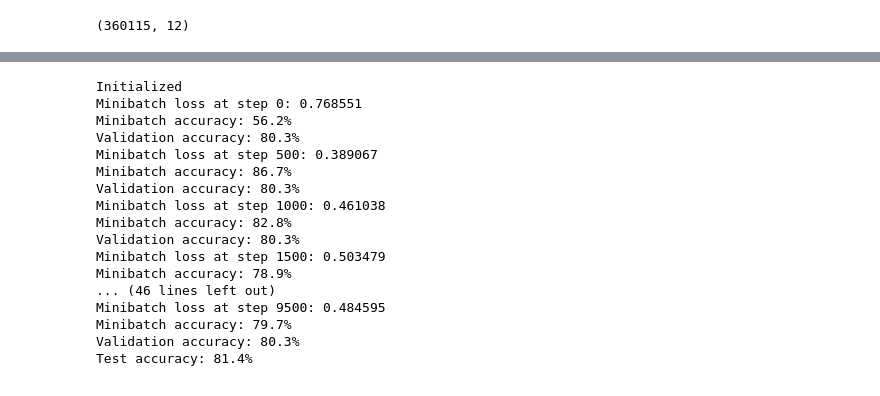
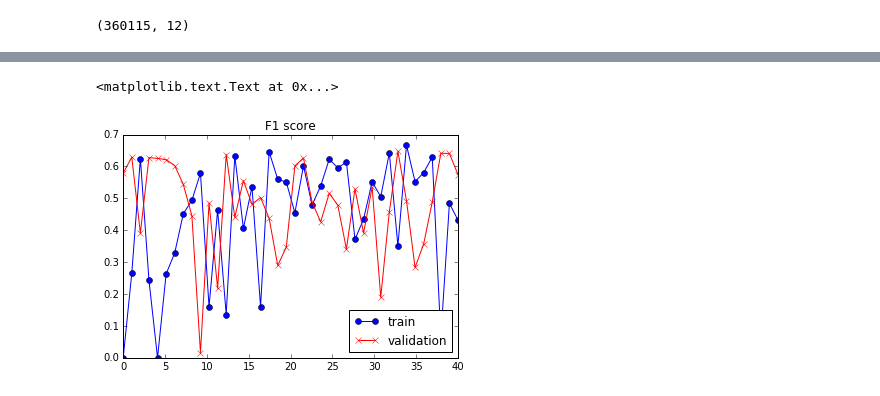
Before and after one commit to zangsir/deepLearningCode, a Jupyter notebook: deepXrenner.ipynb, the cells around one changed output, grey strips where cells are left out. Cells and saved outputs as stored; diff of their text form; code cells hidden in the pictures.

```diff
--- a/deepXrenner.ipynb
+++ b/deepXrenner.ipynb
@@ -307,0 +629,14 @@ valid_dataset, valid_labels = randomize(valid_dataset, valid_labels)
+# %%
+import random
+num_notsgt_samples=100000
+notsgt_inds=random.sample(xrange(len(notsgt_data)),num_notsgt_samples)
+
+undersampled_notsgt=notsgt_data[notsgt_inds]
+undersampled_notsgt_labels=notsgt_labels[notsgt_inds]
+#construct the whole data set
+undersampled_data=np.concatenate((undersampled_notsgt,singleton_data), axis=0)
+undersampled_labels=np.concatenate((undersampled_notsgt_labels,singleton_labels), axis=0)
+
+#construct the whole labels
+#undersampled_notsgt_labels=
+print (len(undersampled_data))
@@ -307,0 +649,6 @@ valid_dataset, valid_labels = randomize(valid_dataset, valid_labels)
+# %%
+def plot_tf(train,valid):
+    x=np.linspace(0,len(train),len(train))
+    plt.plot(x,train,'bo-',label='train')
+    plt.plot(x,valid,'rx-',label='validation')
+    plt.legend(loc=4)
@@ -349,44 +784,0 @@ with graph.as_default():
-# %%
-#doing the training
-num_steps = 10000
-
-with tf.Session(graph=graph) as session:
-  tf.initialize_all_variables().run()
-  print("Initialized")
-  for step in range(num_steps):
-    # Pick an offset within the training data, which has been randomized.
-    # Note: we could use better randomization across epochs.
-    offset = (step * batch_size) % (train_labels.shape[0] - batch_size)
-    # Generate a minibatch.
-    batch_data = train_dataset[offset:(offset + batch_size), :]
-    batch_labels = train_labels[offset:(offset + batch_size), :]
-    # Prepare a dictionary telling the session where to feed the minibatch.
-    # The key of the dictionary is the placeholder node of the graph to be fed,
-    # and the value is the numpy array to feed to it.
-    feed_dict = {tf_train_dataset : batch_data, tf_train_labels : batch_labels}
-    _, l, predictions = session.run(
-      [optimizer, loss, train_prediction], feed_dict=feed_dict)
-    if (step % 500 == 0):
-      print("Minibatch loss at step %d: %f" % (step, l))
-      print("Minibatch accuracy: %.1f%%" % accuracy(predictions, batch_labels))
-      print("Validation accuracy: %.1f%%" % accuracy(
-        valid_prediction.eval(), valid_labels))
-  print("Test accuracy: %.1f%%" % accuracy(test_prediction.eval(), test_labels))
-# %% [output]
-Initialized
-Minibatch loss at step 0: 0.768551
-Minibatch accuracy: 56.2%
-Validation accuracy: 80.3%
-Minibatch loss at step 500: 0.389067
-Minibatch accuracy: 86.7%
-Validation accuracy: 80.3%
-Minibatch loss at step 1000: 0.461038
-Minibatch accuracy: 82.8%
-Validation accuracy: 80.3%
-Minibatch loss at step 1500: 0.503479
-Minibatch accuracy: 78.9%
-... (46 lines left out)
-Minibatch loss at step 9500: 0.484595
-Minibatch accuracy: 79.7%
-Validation accuracy: 80.3%
-Test accuracy: 81.4%
@@ -392,0 +787,9 @@ Test accuracy: 81.4%
+# %%
+#plot F1 scores
+f1t=[i[2] for i in train_F1]
+f1v=[i[2] for i in valid_F1]
+plot_tf(f1t,f1v)
+plt.title('F1 score')
+# %% [output]
+<matplotlib.text.Text at 0x...>
+[figure, added]
```
Also changed, not shown: parts of 32 cells of this notebook.
